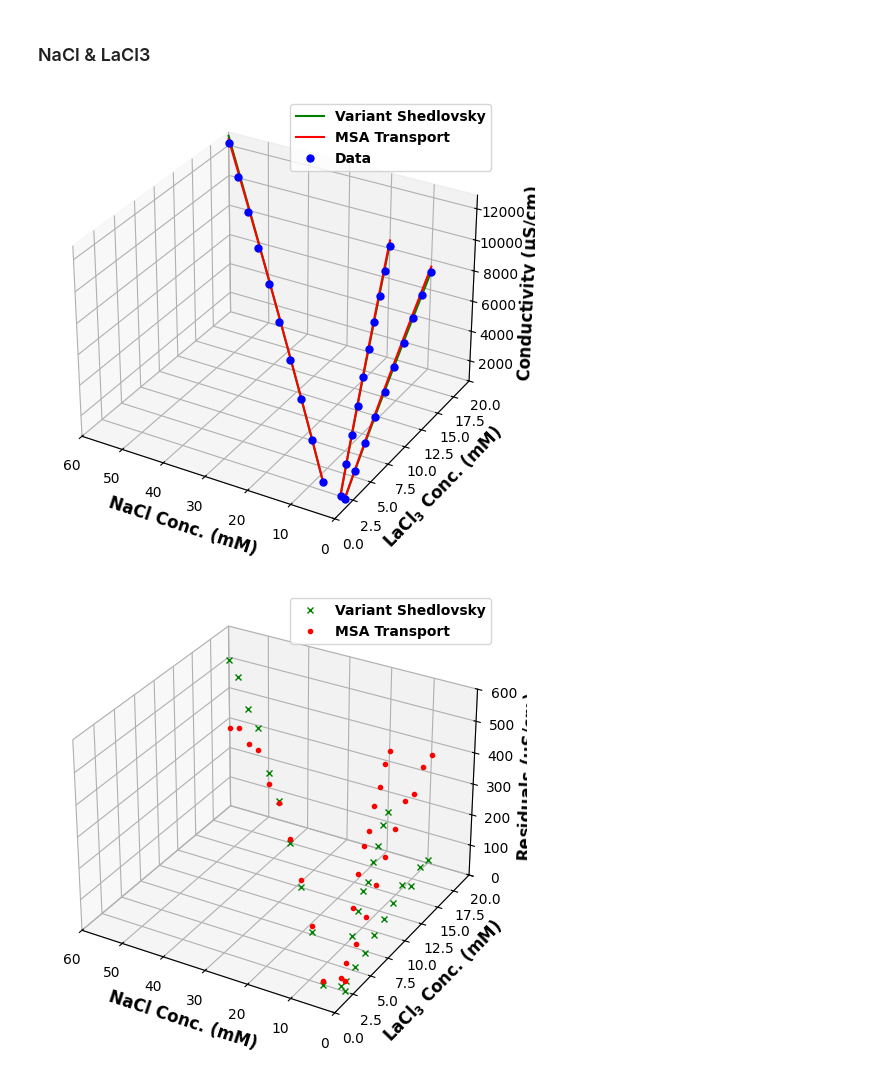
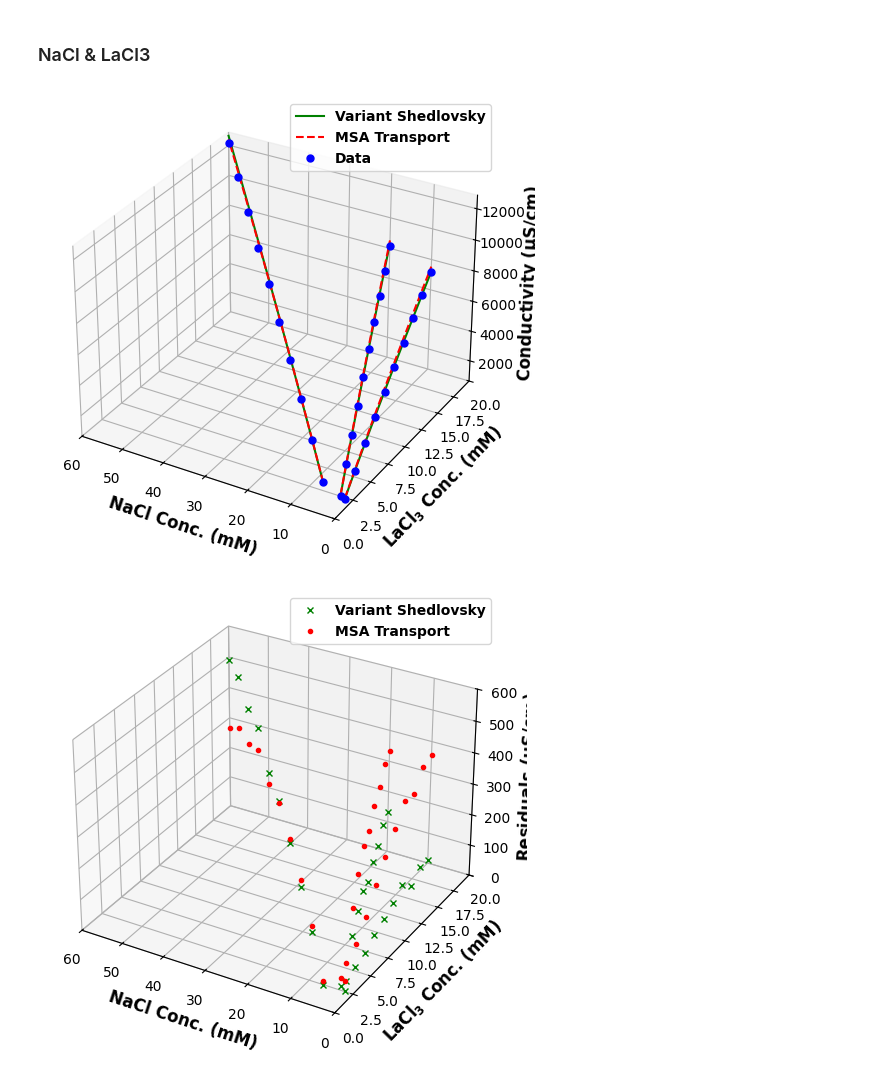
Before and after one commit to dowlinglab/salts-conductivity-modelling, a Jupyter notebook: Multicomponents-conductivity-theory-clean.ipynb, the cells around one changed output. Drawn from its saved outputs; the diff is of its cells as text; code cells hidden in the pictures.

```diff
--- a/Multicomponents-conductivity-theory-clean.ipynb
+++ b/Multicomponents-conductivity-theory-clean.ipynb
@@ -1161,37 +1161,37 @@ specific_cond_lacl3_13 = eq.specific_cond_model(conc_lacl3_13, temp_NaCl_LaCl3,
 specific_cond_21 = [specific_cond_nacl_21[i] + specific_cond_lacl3_11[i] for i in range(ndata4)]
 specific_cond_22 = [specific_cond_nacl_22[i] + specific_cond_lacl3_12[i] for i in range(ndata4)]
 specific_cond_23 = [specific_cond_nacl_23[i] + specific_cond_lacl3_13[i] for i in range(ndata4)]
 
 # making plot comparison of calculated and experimental conductivity of NaCl and CaCl2
 fig = plt.figure()
 ax = fig.add_subplot(projection='3d')
 
 # plotting
 ax.plot3D(NaCl_conc2, LaCl3_conc2, specific_cond_21, color="green", label="Variant Shedlovsky")
 ax.plot3D(NaCl_conc22, LaCl3_conc22, specific_cond_22, color="green")
 ax.plot3D(NaCl_conc23, LaCl3_conc23, specific_cond_23, color="green")
-ax.plot3D(NaCl_conc2, LaCl3_conc2, all_cond_calc_con3, color="red", label="MSA Transport")
-ax.plot3D(NaCl_conc22, LaCl3_conc22, all_cond_calc_con32, color="red")
-ax.plot3D(NaCl_conc23, LaCl3_conc23, all_cond_calc_con33, color="red")
+ax.plot3D(NaCl_conc2, LaCl3_conc2, all_cond_calc_con3, "--", color="red", label="MSA Transport")
+ax.plot3D(NaCl_conc22, LaCl3_conc22, all_cond_calc_con32, "--", color="red")
+ax.plot3D(NaCl_conc23, LaCl3_conc23, all_cond_calc_con33, "--", color="red")
 ax.plot3D(NaCl_conc2, LaCl3_conc2, cond_exp3, "b.", markersize=10, label="Data")
 ax.plot3D(NaCl_conc22, LaCl3_conc22, cond_exp32, "b.", markersize=10)
 ax.plot3D(NaCl_conc23, LaCl3_conc23, cond_exp33, "b.", markersize=10)
 ax.set_xlim(60, 0)
 ax.set_ylim(0, 20)
 ax.tick_params(axis='x', labelsize=10)
 ax.tick_params(axis='y', labelsize=10)
 ax.tick_params(axis='z', labelsize=10)
 ax.tick_params(direction="in",top=True, right=True)
 # ax.set_title('3D Conductivity Plot', fontsize=12,fontweight='bold')
 ax.set_zlabel("Conductivity ($\mathbf{\mu}$S/cm)", fontsize=12,fontweight='bold')
 ax.set_xlabel("NaCl Conc. (mM)", fontsize=12,fontweight='bold')
 ax.set_ylabel("LaC$\mathbf{l_3}$ Conc. (mM)", fontsize=12,fontweight='bold')
 ax.legend(prop={"weight":"bold"})
 plt.tight_layout()
 plt.savefig("msc_single_na_la_comparison.png")
 plt.show()
 # %% [output]
-[figure, old version]
+[figure, new version]
 # %%
 # residuals for NaCl and LaCl3
 e3_2 = [specific_cond_21[i] - cond_exp3[i] for i in range(ndata4)]
```
Also changed, not shown: 1 other file.
